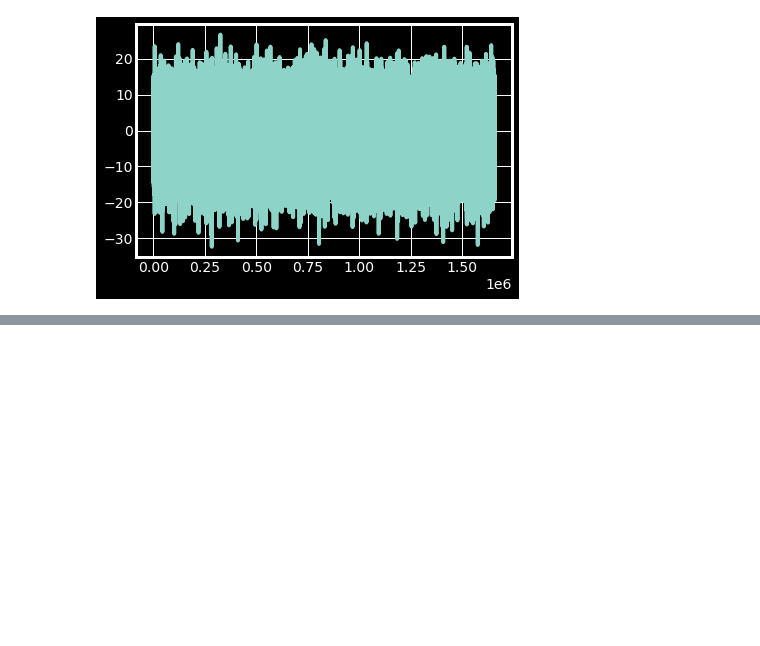
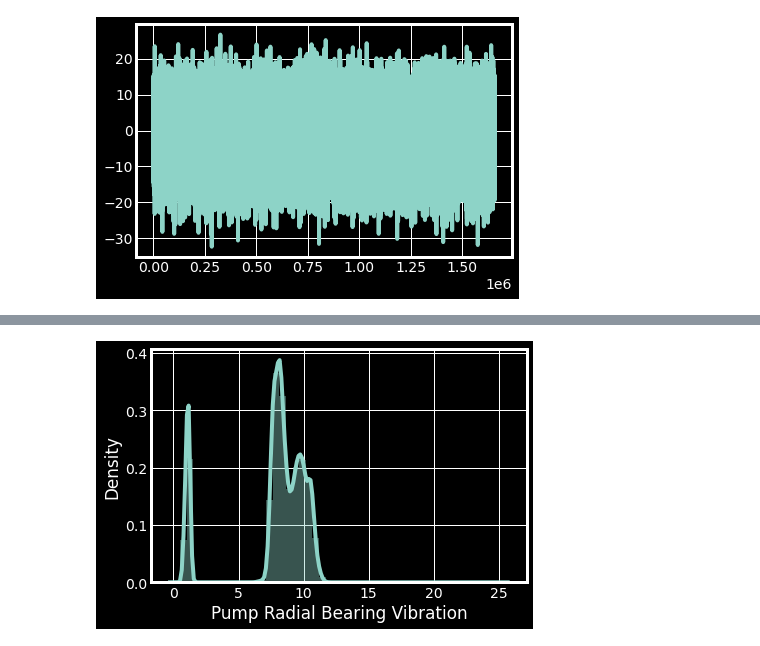
Before and after one commit to sonalS2210/mechademy-hiring-challenge, a Jupyter notebook: data_enegineering.ipynb, the cells around one changed output, grey strips where cells are left out. Cells and saved outputs as stored; diff of their text form; code cells hidden in the pictures; blank space fills up the shorter version.

```diff
--- a/data_enegineering.ipynb
+++ b/data_enegineering.ipynb
@@ -1079,0 +1095,5 @@ plt.show()
+# %%
+sns.distplot(df['Pump Radial Bearing Vibration'])
+plt.show()
+# %% [output]
+[figure, added]
```
Also changed, not shown: parts of 29 cells of this notebook.
